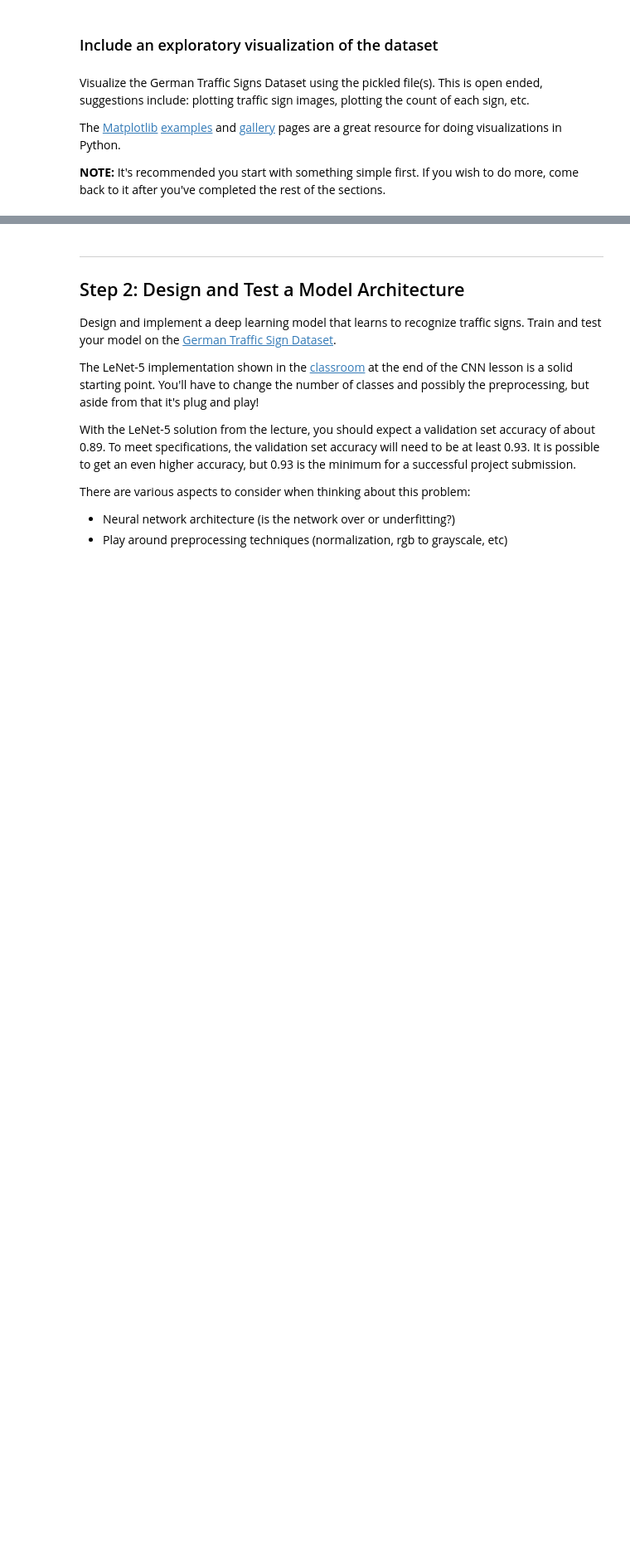
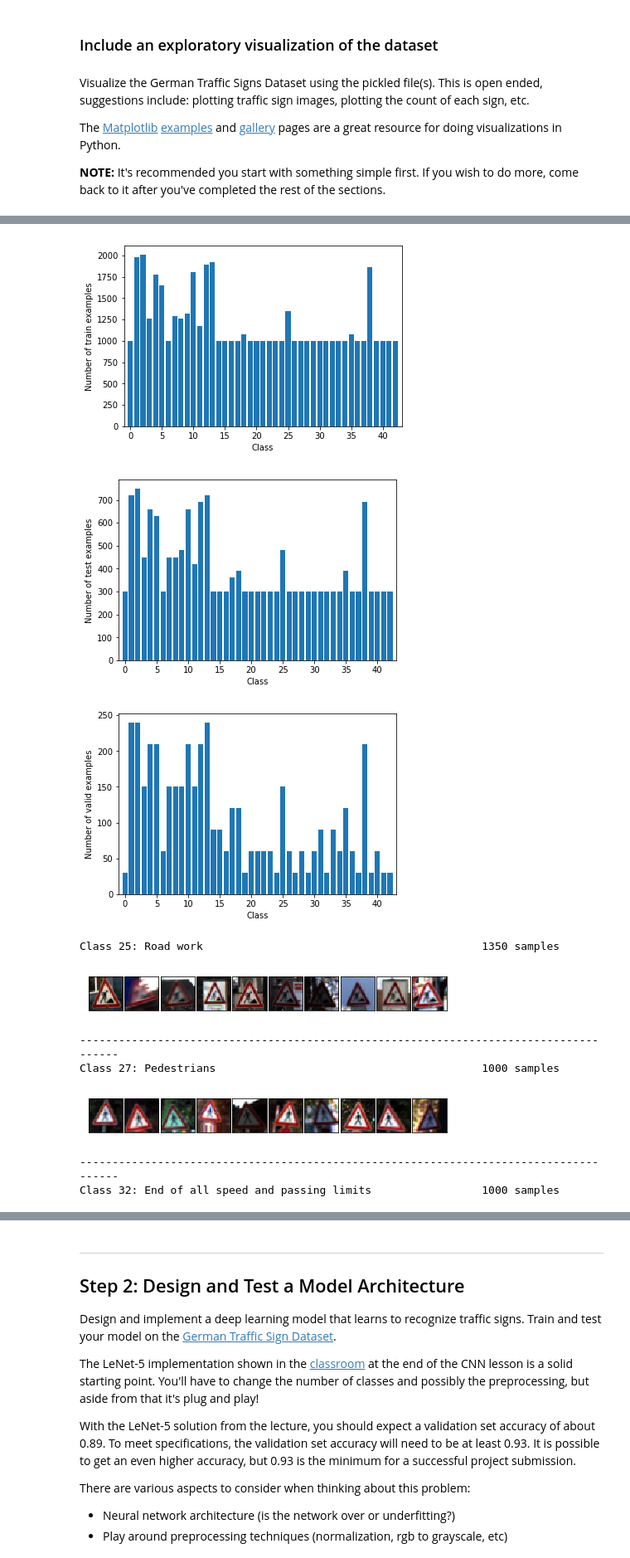
Before and after one commit to jabeerahmed/CarND-LeNet-Lab, a Jupyter notebook: Traffic_Sign_Classifier.ipynb, the cells around one changed output, grey strips where cells are left out. Shown at 83% size. Saved outputs shown, nothing was run; the diff lists cells and outputs as text; code cells hidden in the pictures; blank space fills up the shorter version.

```diff
--- a/Traffic_Sign_Classifier.ipynb
+++ b/Traffic_Sign_Classifier.ipynb
@@ -167,19 +619,19 @@ Complete the basic data summary below. Use python, numpy and/or pandas methods t
 ### Use python, pandas or numpy methods rather than hard coding the results
 
 # TODO: Number of training examples
-n_train = len(ttv_set['train'])
+n_train = org_data.num_data('train')
 
 # TODO: Number of testing examples.
-n_test = len(ttv_set['test'])
+n_test = org_data.num_data('test')
 
 # TODO: What's the shape of an traffic sign image?
-image_shape = full_set.loc[0].image.shape
+image_shape = org_data.image_shape
 
 # TODO: How many unique classes/labels there are in the dataset.
-n_classes = len(full_set.label.unique())
+n_classes = org_data.num_classes
 
-print("Number of training examples =", n_train)
-print("Number of testing examples =", n_test)
-print("Image data shape =", image_shape)
-print("Number of classes =", n_classes)
+print("Number of training examples = "+ str(n_train))
+print("Number of testing examples = " +  str(n_test))
+print("Image data shape = " + str(image_shape))
+print("Number of classes = " + str(n_classes))
 # %% [output]
@@ -203,0 +677,40 @@ import matplotlib.pyplot as plt
+# %%
+def augmentData(data, num_total=1000, save_dir=None, sz=26, delta=3, t_rng=range(-3, 3), perspTrans=True):
+    '''
+        augments data set by random transformations. Augments all data set [train, test, valid]
+            num_train = num_total
+            num_test  = 0.3 * num_total
+            num_valid = 0.1 * num_total
+
+            num_total : minimum number of samples per class after augmentation
+            save_dir  : optionally save the augmented set to disk for later use
+            sz        : its a hyperparameter, describes the size of the inner square that is used to generate
+                        the affine or perspective transform in the images.
+            t_rng     : range of pixels to vary the translation factor
+            perspTrans: True to do a 4 point perspective transform or 3-point affine transform
+    '''
+    n_train,n_test,n_valid = num_total, np.int(num_total*0.3), np.int(num_total*0.1)
+    data.augmentDatasetPerspective('train', num_total=n_train, sz=sz, delta=delta, t_rng=t_rng, perspTrans=perspTrans)
+    data.augmentDatasetPerspective('test',  num_total=n_test , sz=sz, delta=delta, t_rng=t_rng, perspTrans=perspTrans)
+#     data.augmentDatasetPerspective('valid', num_total=n_valid, sz=sz, delta=delta, t_rng=t_rng, perspTrans=perspTrans)
+
+
+## Run augmentation
+augmentData(data=org_data, num_total=1000, save_dir=None, sz=26, delta=3, t_rng=range(-3, 3), perspTrans=True)
+
+## Re-render the data
+org_data.plot_histogram('train')
+org_data.plot_histogram('test')
+org_data.plot_histogram('valid')
+org_data.visualize('train', classes=random.sample(range(0, org_data.num_classes), 5))
+# %% [output]
+[figure, added]
+[figure, added]
+[figure, added]
+Class 25: Road work                                           1350 samples
+[figure, added]
+--------------------------------------------------------------------------------------
+Class 27: Pedestrians                                         1000 samples
+[figure, added]
+--------------------------------------------------------------------------------------
+Class 32: End of all speed and passing limits                 1000 samples
```
Also changed, not shown: parts of 35 cells of this notebook, 4 other files.
